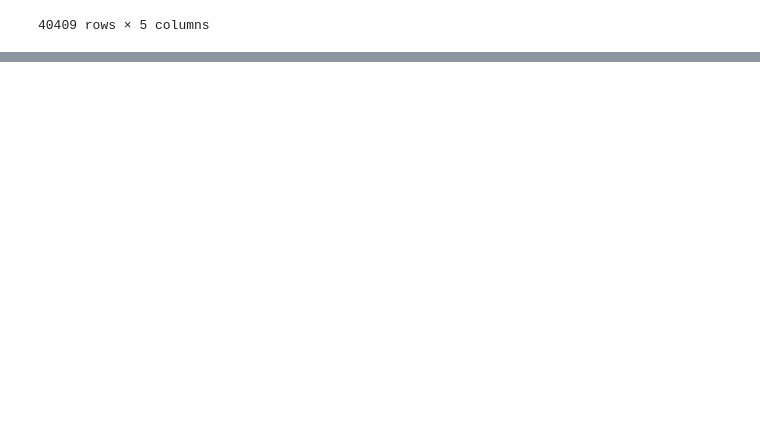
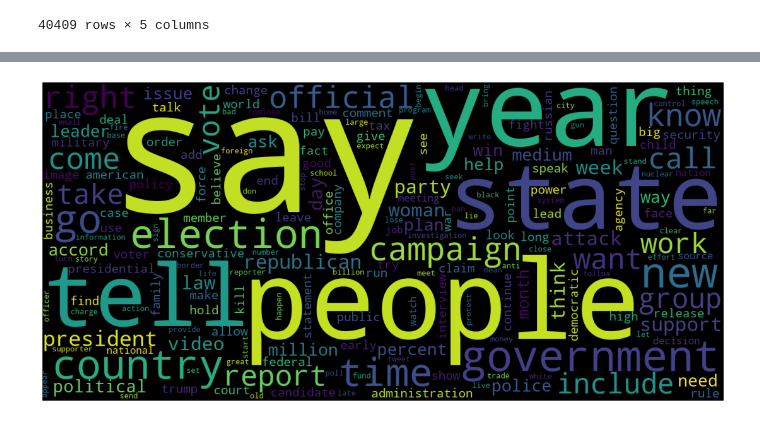
Before and after one commit to bkota0404/542_FinalProject_FakeDataClassification, a Jupyter notebook: Code/542_FinalProject_DataSets.ipynb, the cells around one changed output, grey strips where cells are left out. Saved outputs shown, nothing was run; the diff lists cells and outputs as text; code cells hidden in the pictures; blank space fills up the shorter version.

```diff
--- a/Code/542_FinalProject_DataSets.ipynb
+++ b/Code/542_FinalProject_DataSets.ipynb
@@ -185,0 +316,4 @@ df_TestSet.to_csv(filepath+'/Test.csv')
+# %%
+generatewordcloud(df_TestSet_proc['Text_proc']+df_TestSet_proc['Title_proc'])
+# %% [output]
+[figure, added]
```
Also changed, not shown: parts of 23 cells of this notebook.
